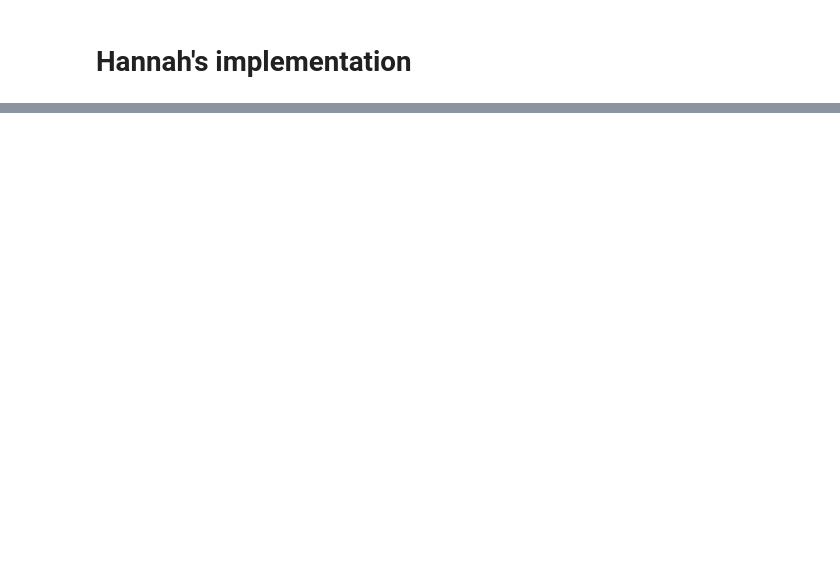
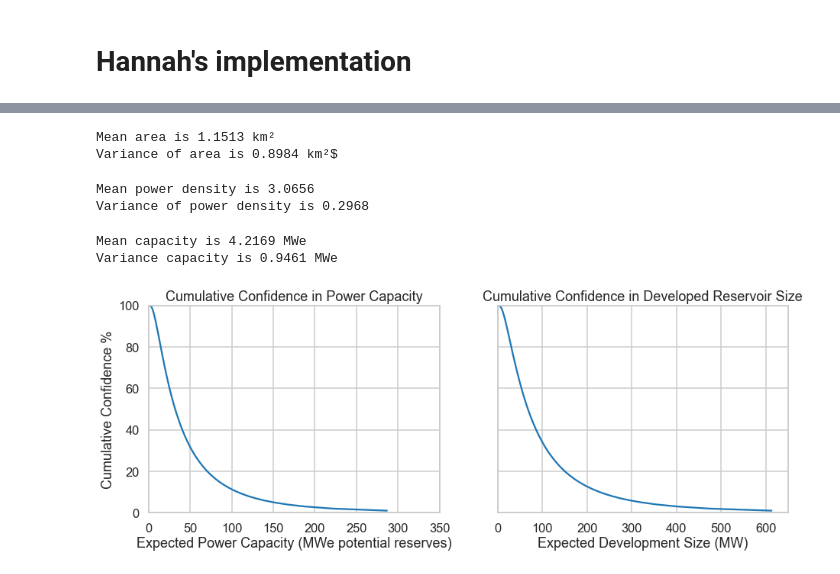
Before and after one commit to Geothermal-Resource-Capacity/Power-Density, a Jupyter notebook: notebooks/Jan_power-density-dev.ipynb, the cells around one changed output, grey strips where cells are left out. Saved outputs shown, nothing was run; the diff lists cells and outputs as text; code cells hidden in the pictures; blank space fills up the shorter version.

```diff
--- a/notebooks/Jan_power-density-dev.ipynb
+++ b/notebooks/Jan_power-density-dev.ipynb
@@ -132,0 +148,73 @@ Area_P10 = 10
+# %%
+# Calculate nu and sigma for area > 250 degC (the mean and variance in log units required for specifying lognormal distributions)
+area_nu = ((np.log(Area_P90)+np.log(Area_P10))/2)
+print("Mean area is {:.4f} km²".format(area_nu))
+
+area_sigma = (np.log(Area_P10)-np.log(Area_P90))/((norm.ppf(1-Opt_case)-(norm.ppf(Opt_case))))
+print("Variance of area is {:.4f} km²$".format(area_sigma))
+# %% [output]
+Mean area is 1.1513 km²
+Variance of area is 0.8984 km²$
+# %%
+# Calculate nu and sigma for power density (the mean and variance in log units required for specifying lognormal distributions)
+powerdens_nu = ((np.log(PowerDens_P90)+np.log(PowerDens_P10))/2)
+print("Mean power density is {:.4f}".format(powerdens_nu))
+
+powerdens_sigma = (np.log(PowerDens_P10)-np.log(PowerDens_P90))/((norm.ppf(1-Opt_case)-(norm.ppf(Opt_case))))
+print("Variance of power density is {:.4f}".format(powerdens_sigma))
+# %% [output]
+Mean power density is 3.0656
+Variance of power density is 0.2968
+# %%
+# Calculate nu and sigma for MWe Capacity
+capacity_nu = area_nu + powerdens_nu
+print("Mean capacity is {:.4f} MWe".format(capacity_nu))
+
+capacity_sigma = ((area_sigma**2)+(powerdens_sigma**2))**0.5
+print("Variance capacity is {:.4f} MWe".format(capacity_sigma))
+# %% [output]
+Mean capacity is 4.2169 MWe
+Variance capacity is 0.9461 MWe
+# %%
+# Calculate cumulative confidence curve for expected power capacity (epc)
+
+prob = [0.1]
+expected_power_capacity=[]
+expected_development_size=[]
+prob_desc = []
+
+# Specify probability range
+for i in range(1,100):
+    prob.append(i)
+
+for j in prob:
+    # Calculate expected development size distribution
+    eds = lognorm.ppf(j/100, capacity_sigma, loc=0, scale=np.exp(capacity_nu))
+    expected_development_size.append(eds)
+    # Calculate power capacity distribution
+    epc = eds*POSexpl
+    expected_power_capacity.append(epc)
+    # Calculate 100-prob for plotting descending cumulative probability
+    desc = 100-j
+    prob_desc.append(desc)
+    # Print results
+# %%
+# Plot it
+fig, axs = plt.subplots(1,2, figsize=[15, 5], sharey=True)
+
+# Plot power capacity cumulative distribution
+axs[0].plot(expected_power_capacity, prob_desc)
+axs[0].set_xlabel("Expected Power Capacity (MWe potential reserves)")
+axs[0].set_ylabel("Cumulative Confidence %")
+axs[0].set_title("Cumulative Confidence in Power Capacity")
+axs[0].set_xlim([0, 350])
+axs[0].set_ylim([0, 100])
+
+# Plot expected development size cumulative distribution
+axs[1].plot(expected_development_size, prob_desc)
+axs[1].set_xlabel("Expected Development Size (MW)")
+axs[1].set_title("Cumulative Confidence in Developed Reservoir Size")
+axs[1].set_xlim([0, 650])
+axs[1].set_ylim([0, 100]);
+# %% [output]
+[figure, added]
```
Also changed, not shown: parts of 6 cells of this notebook.
